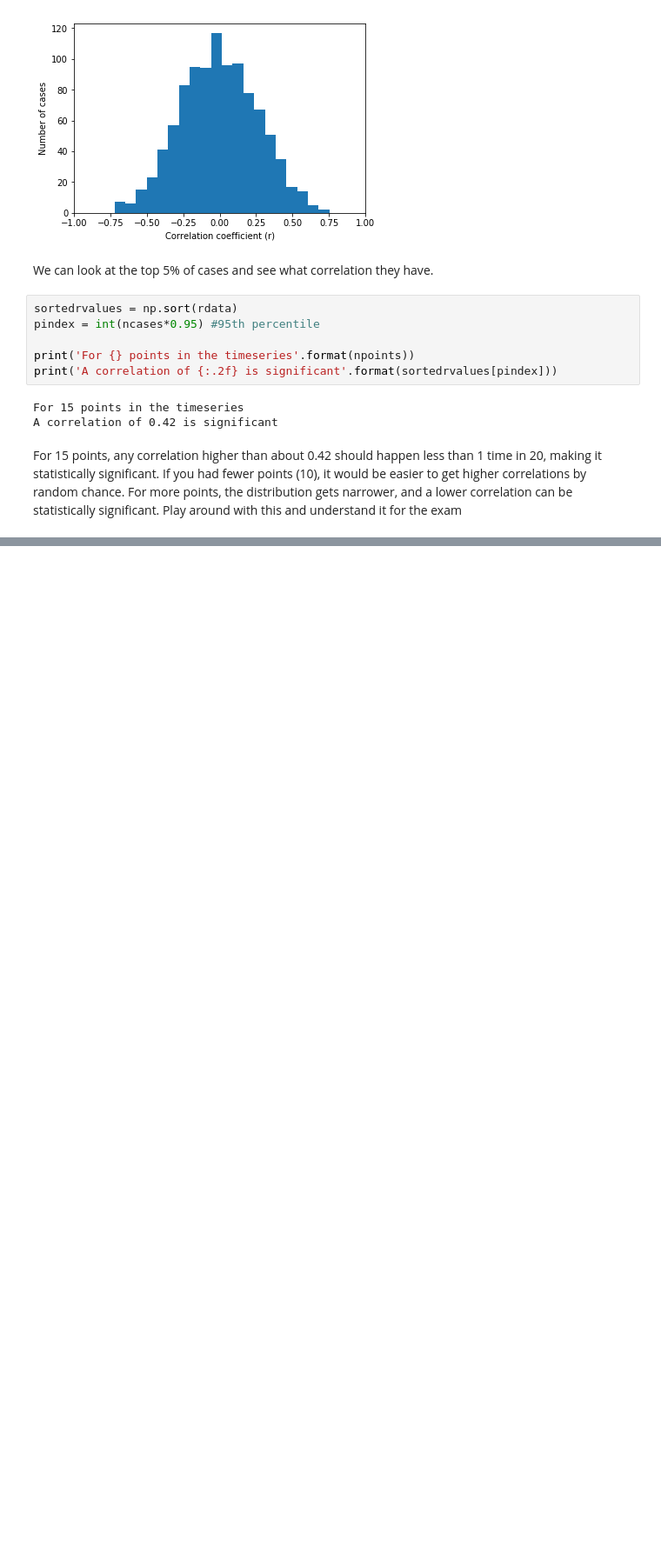
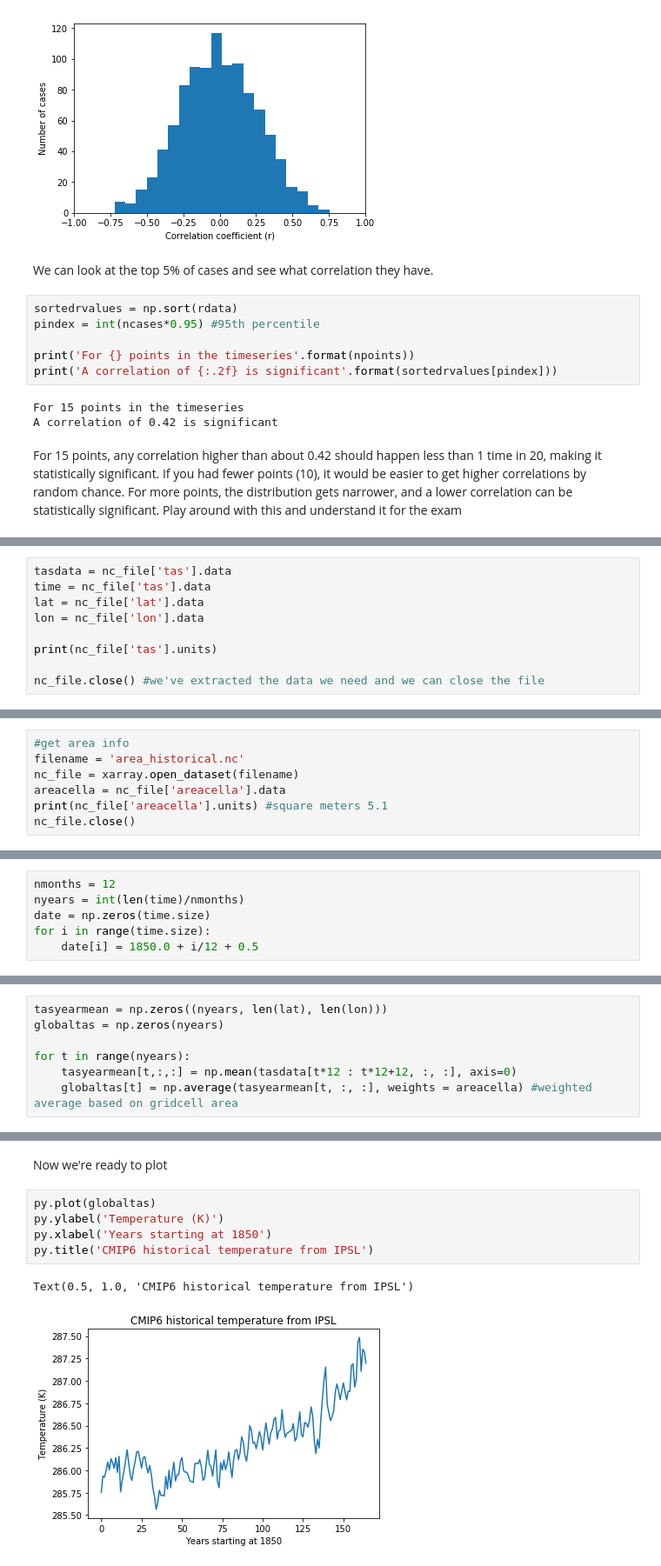
Before and after one commit to scoffiel/ess118_python_reference, a Jupyter notebook: 4_regression.ipynb, the cells around one changed output, grey strips where cells are left out. Shown at 87% size. Drawn from its saved outputs; the diff is of its cells as text; blank space fills up the shorter version.

```diff
--- a/4_regression.ipynb
+++ b/4_regression.ipynb
@@ -184,0 +212,9 @@ For 15 points, any correlation higher than about 0.42 should happen less than 1
+# %%
+tasdata = nc_file['tas'].data
+time = nc_file['tas'].data
+lat = nc_file['lat'].data
+lon = nc_file['lon'].data
+
+print(nc_file['tas'].units)
+
+nc_file.close() #we've extracted the data we need and we can close the file
@@ -184,0 +223,7 @@ For 15 points, any correlation higher than about 0.42 should happen less than 1
+# %%
+#get area info
+filename = 'area_historical.nc'
+nc_file = xarray.open_dataset(filename)
+areacella = nc_file['areacella'].data
+print(nc_file['areacella'].units) #square meters 5.1
+nc_file.close()
@@ -184,0 +238,6 @@ For 15 points, any correlation higher than about 0.42 should happen less than 1
+# %%
+nmonths = 12
+nyears = int(len(time)/nmonths)
+date = np.zeros(time.size)
+for i in range(time.size):
+    date[i] = 1850.0 + i/12 + 0.5
@@ -184,0 +250,7 @@ For 15 points, any correlation higher than about 0.42 should happen less than 1
+# %%
+tasyearmean = np.zeros((nyears, len(lat), len(lon)))
+globaltas = np.zeros(nyears)
+
+for t in range(nyears):
+    tasyearmean[t,:,:] = np.mean(tasdata[t*12 : t*12+12, :, :], axis=0)
+    globaltas[t] = np.average(tasyearmean[t, :, :], weights = areacella) #weighted average based on gridcell area
@@ -184,0 +277,10 @@ For 15 points, any correlation higher than about 0.42 should happen less than 1
+# %% [markdown]
+Now we're ready to plot
+# %%
+py.plot(globaltas)
+py.ylabel('Temperature (K)')
+py.xlabel('Years starting at 1850')
+py.title('CMIP6 historical temperature from IPSL')
+# %% [output]
+Text(0.5, 1.0, 'CMIP6 historical temperature from IPSL')
+[figure, added]
```
Also changed, not shown: parts of 10 cells of this notebook.
